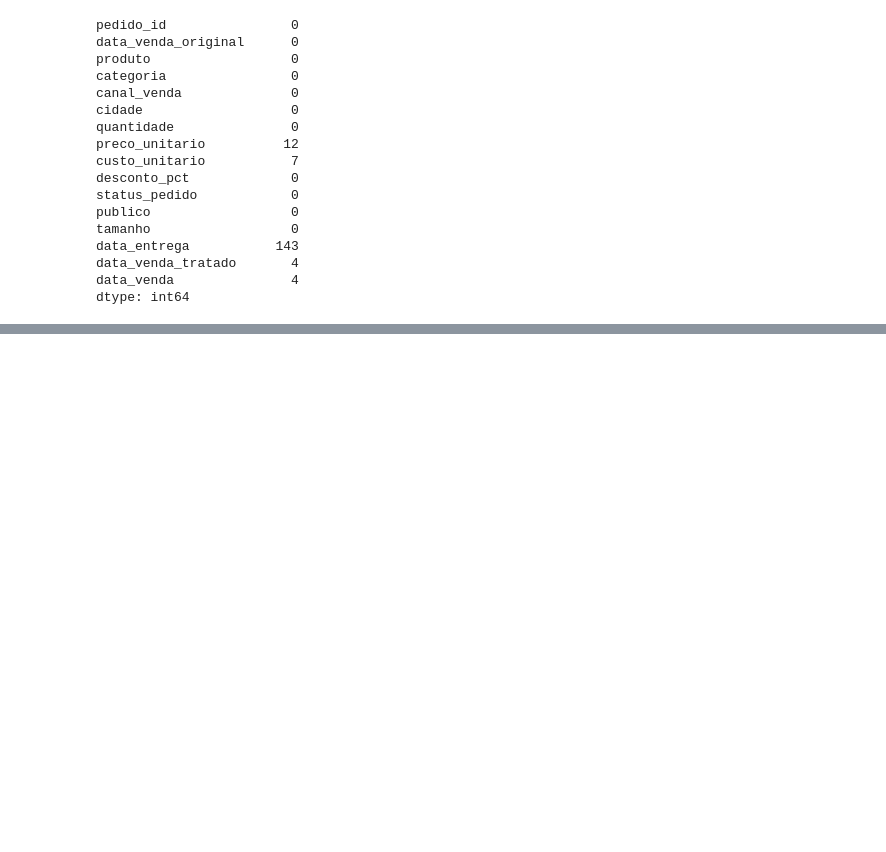
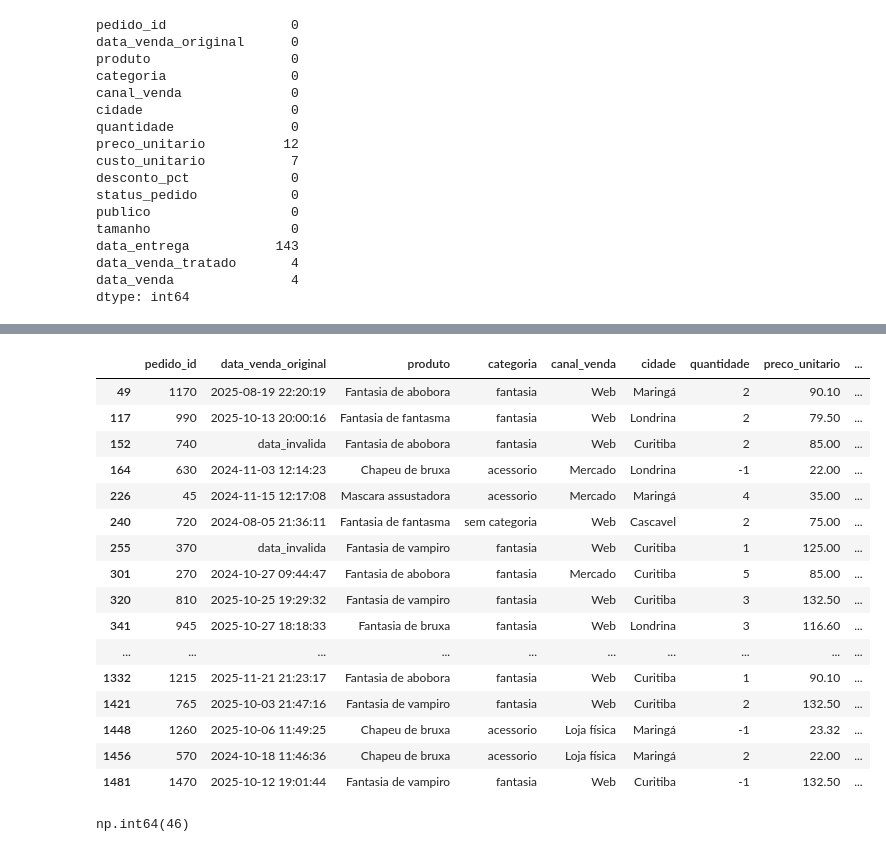
Before and after one commit to Matheus-Franca/vendas_halloween, a Jupyter notebook: vendas_halloween.ipynb, the cells around one changed output, grey strips where cells are left out. Cells and saved outputs as stored; diff of their text form; code cells hidden in the pictures; blank space fills up the shorter version.

Commit message:
Verificado a ausência de dados e a validade deles de acordo com as regras do negócio e criado uma função para rotular linhas com dados faltantes

```diff
--- a/vendas_halloween.ipynb
+++ b/vendas_halloween.ipynb
@@ -329,0 +430,49 @@ dtype: int64
+# %%
+def validar_linha(linha):
+    """ Função para validar as linhas de um dataframe.
+        Retorna 1 se a linha for INVÁLIDA e 0 se for VÁLIDA.
+    """
+    # Quantidade deve ser maior que 0
+    if linha["quantidade"] <= 0:
+        return 1
+
+    # Preço unitário não pode ser nulo e nem ser negativo
+    elif pd.isna(linha["preco_unitario"]) or linha["preco_unitario"] < 0:
+        return 1
+
+    # Custo unitário não pode ser nulo
+    elif pd.isna(linha["custo_unitario"]):
+        return 1
+
+    # Pedido sem data de entrega porém com status Concluído
+    elif pd.isna(linha["data_entrega"]) and linha["status_pedido"] == "Concluído":
+        return 1
+
+    else:
+        return 0
+# %%
+vendas_tratado["invalido"] = vendas_tratado.apply(validar_linha, axis=1)
+# %%
+vendas_tratado.loc[vendas_tratado["invalido"] == 1]
+# %% [output]
+|  | pedido_id | data_venda_original | produto | categoria | canal_venda | cidade | quantidade | preco_unitario | ... |
+| 49 | 1170 | 2025-08-19 22:20:19 | Fantasia de abobora | fantasia | Web | Maringá | 2 | 90.10 | ... |
+| 117 | 990 | 2025-10-13 20:00:16 | Fantasia de fantasma | fantasia | Web | Londrina | 2 | 79.50 | ... |
+| 152 | 740 | data_invalida | Fantasia de abobora | fantasia | Web | Curitiba | 2 | 85.00 | ... |
+| 164 | 630 | 2024-11-03 12:14:23 | Chapeu de bruxa | acessorio | Mercado | Londrina | -1 | 22.00 | ... |
+| 226 | 45 | 2024-11-15 12:17:08 | Mascara assustadora | acessorio | Mercado | Maringá | 4 | 35.00 | ... |
+| 240 | 720 | 2024-08-05 21:36:11 | Fantasia de fantasma | sem categoria | Web | Cascavel | 2 | 75.00 | ... |
+| 255 | 370 | data_invalida | Fantasia de vampiro | fantasia | Web | Curitiba | 1 | 125.00 | ... |
+| 301 | 270 | 2024-10-27 09:44:47 | Fantasia de abobora | fantasia | Mercado | Curitiba | 5 | 85.00 | ... |
+| 320 | 810 | 2025-10-25 19:29:32 | Fantasia de vampiro | fantasia | Web | Curitiba | 3 | 132.50 | ... |
+| 341 | 945 | 2025-10-27 18:18:33 | Fantasia de bruxa | fantasia | Web | Londrina | 3 | 116.60 | ... |
+| ... | ... | ... | ... | ... | ... | ... | ... | ... | ... |
+| 1332 | 1215 | 2025-11-21 21:23:17 | Fantasia de abobora | fantasia | Web | Curitiba | 1 | 90.10 | ... |
+| 1421 | 765 | 2025-10-03 21:47:16 | Fantasia de vampiro | fantasia | Web | Curitiba | 2 | 132.50 | ... |
+| 1448 | 1260 | 2025-10-06 11:49:25 | Chapeu de bruxa | acessorio | Loja física | Maringá | -1 | 23.32 | ... |
+| 1456 | 570 | 2024-10-18 11:46:36 | Chapeu de bruxa | acessorio | Loja física | Maringá | 2 | 22.00 | ... |
+| 1481 | 1470 | 2025-10-12 19:01:44 | Fantasia de vampiro | fantasia | Web | Curitiba | -1 | 132.50 | ... |
+# %%
+vendas_tratado["invalido"].sum()
+# %% [output]
+np.int64(46)
```
Also changed, not shown: parts of 13 cells of this notebook.
